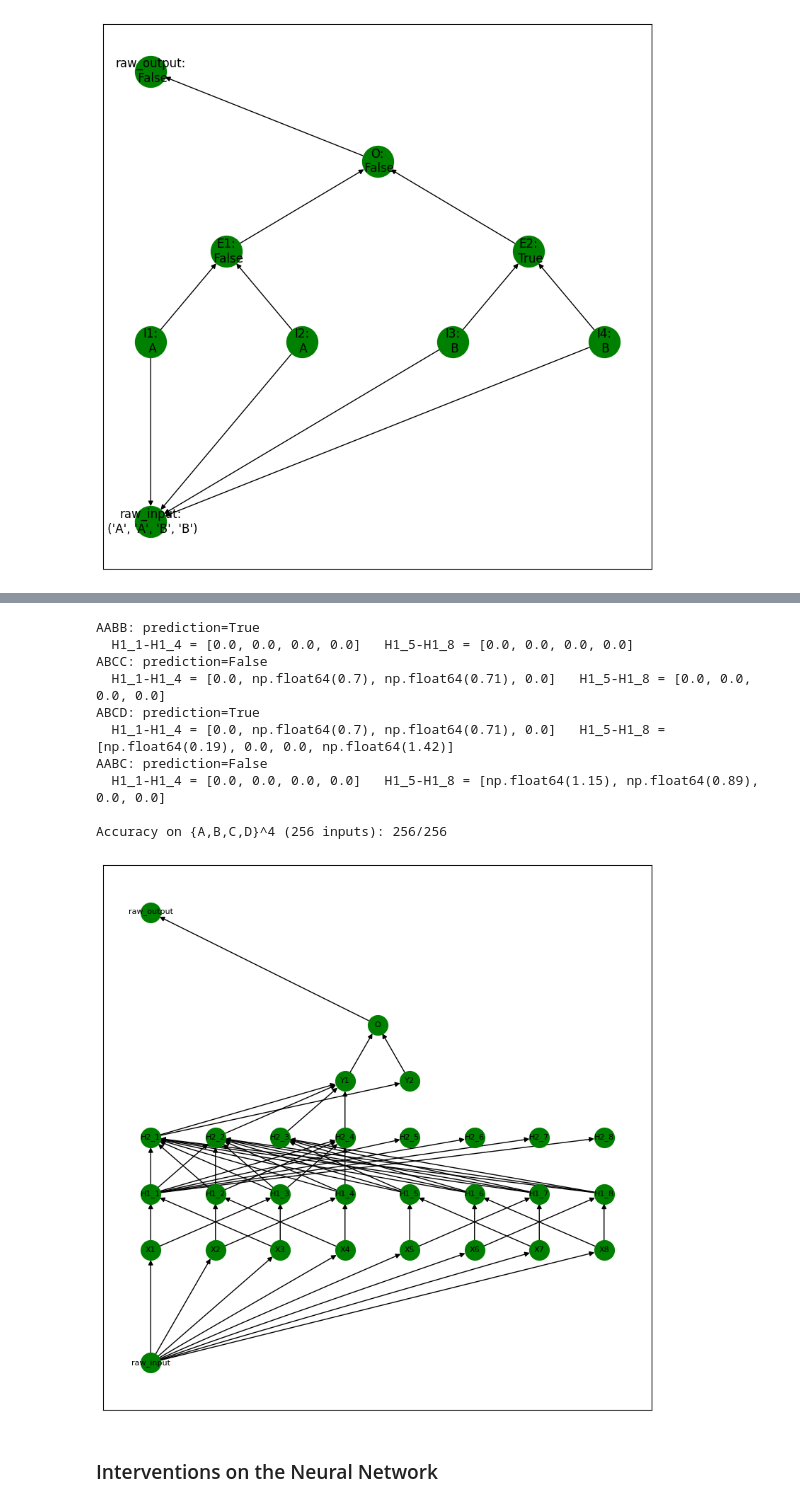
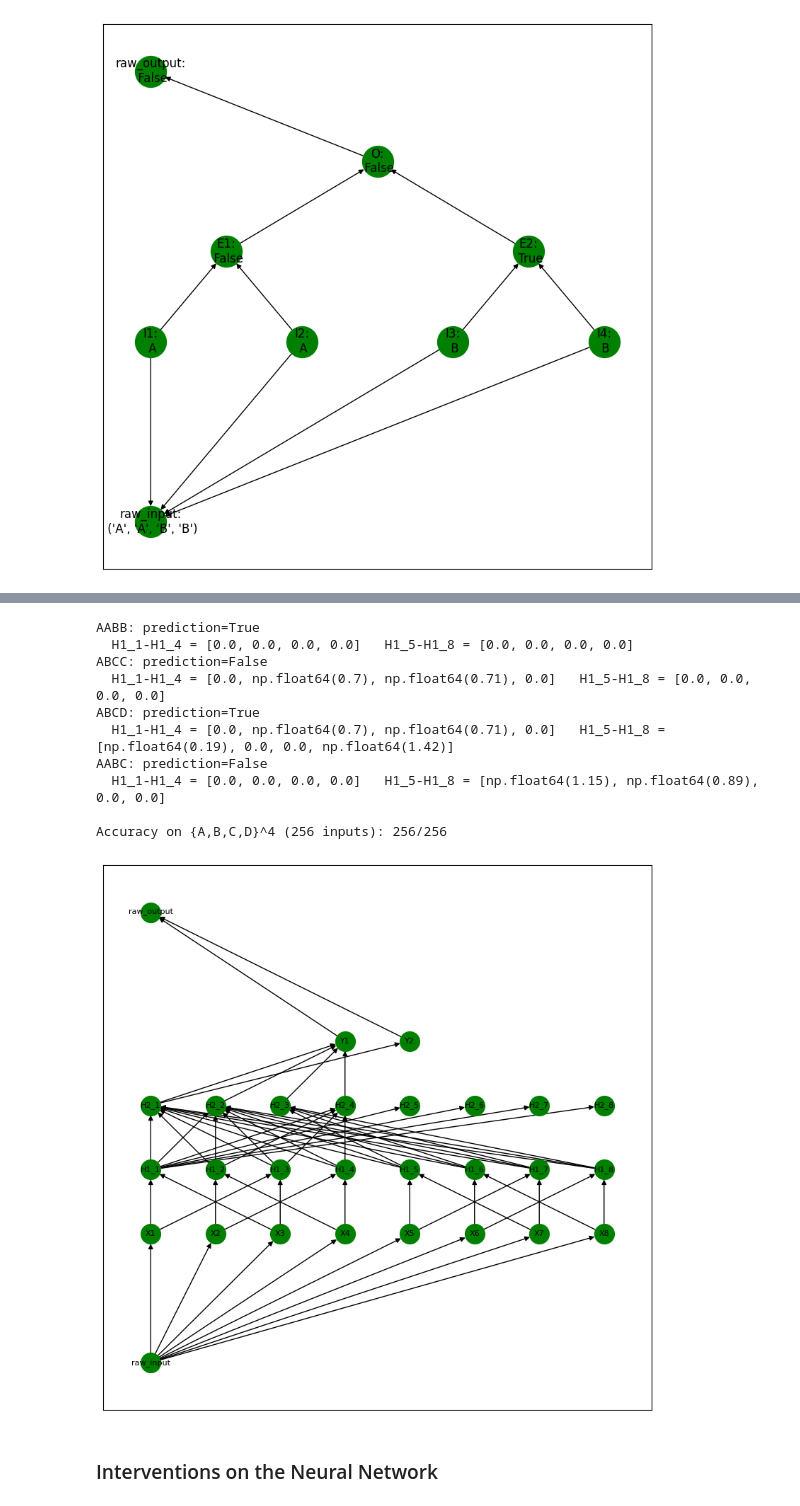
Before and after one commit to atticusg/CausalAbstraction, a Jupyter notebook: constructive_causal_abstraction.ipynb, the cells around one changed output, grey strips where cells are left out. Cells and saved outputs as stored; diff of their text form; code cells hidden in the pictures.

```diff
--- a/constructive_causal_abstraction.ipynb
+++ b/constructive_causal_abstraction.ipynb
@@ -336,7 +335,6 @@ nn_values = {
     **{f"H1_{i+1}": [None] for i in range(8)},
     **{f"H2_{i+1}": [None] for i in range(8)},
     "Y1": [None], "Y2": [None],
-    "O": [True, False],
     "raw_output": [True, False],
 }
 
@@ -400,16 +398,10 @@ for i, name in enumerate(["Y1", "Y2"]):
                 sum(r[j] * t[f"H2_{j+1}"] for j in pi) + b,
         )
 
-# O: bool(Y2 > Y1)
-nn_mechanisms["O"] = Mechanism(
+# raw_output: bool(Y2 > Y1)
+nn_mechanisms["raw_output"] = Mechanism(
     parents=["Y1", "Y2"],
     compute=lambda t: bool(t["Y2"] > t["Y1"]),
-)
-
-# raw_output
-nn_mechanisms["raw_output"] = Mechanism(
-    parents=["O"],
-    compute=lambda t: t["O"],
 )
 
 # ---- Layout positions for visualization ----
@@ -418,7 +410,6 @@ nn_pos = {
     **{f"H1_{i+1}": (i, 1) for i in range(8)},
     **{f"H2_{i+1}": (i, 2) for i in range(8)},
     "Y1": (3, 3), "Y2": (4, 3),
-    "O": (3.5, 4),
 }
 
 nn_model = CausalModel(nn_mechanisms, nn_values, print_pos=nn_pos, id="mlp")
@@ -426,35 +417,35 @@ nn_model = CausalModel(nn_mechanisms, nn_values, print_pos=nn_pos, id="mlp")
 # ---- Test examples ----
 for name in ["AABB", "ABCC", "ABCD", "AABC"]:
     t = nn_model.new_trace({"raw_input": tuple(name)})
     h1_left = [round(t[f"H1_{i+1}"], 3) for i in range(4)]
     h1_right = [round(t[f"H1_{i+1}"], 3) for i in range(4, 8)]
-    print(f"{name}: prediction={t['O']}")
+    print(f"{name}: prediction={t['raw_output']}")
     print(f"  H1_1-H1_4 = {h1_left}   H1_5-H1_8 = {h1_right}")
 
 # Exhaustive check on {A,B,C,D}^4
 correct = total = 0
 for i1 in "ABCD":
     for i2 in "ABCD":
         for i3 in "ABCD":
             for i4 in "ABCD":
                 t = nn_model.new_trace({"raw_input": (i1, i2, i3, i4)})
-                correct += (t["O"] == ((i1 == i2) == (i3 == i4)))
+                correct += (t["raw_output"] == ((i1 == i2) == (i3 == i4)))
                 total += 1
 print(f"\nAccuracy on {{A,B,C,D}}^4 ({total} inputs): {correct}/{total}")
 
 # ---- Visualize the causal structure ----
 print_structure(nn_model, font=8, node_size=400)
 # %% [output]
 AABB: prediction=True
   H1_1-H1_4 = [0.0, 0.0, 0.0, 0.0]   H1_5-H1_8 = [0.0, 0.0, 0.0, 0.0]
 ABCC: prediction=False
   H1_1-H1_4 = [0.0, np.float64(0.7), np.float64(0.71), 0.0]   H1_5-H1_8 = [0.0, 0.0, 0.0, 0.0]
 ABCD: prediction=True
   H1_1-H1_4 = [0.0, np.float64(0.7), np.float64(0.71), 0.0]   H1_5-H1_8 = [np.float64(0.19), 0.0, 0.0, np.float64(1.42)]
 AABC: prediction=False
   H1_1-H1_4 = [0.0, 0.0, 0.0, 0.0]   H1_5-H1_8 = [np.float64(1.15), np.float64(0.89), 0.0, 0.0]
 
 Accuracy on {A,B,C,D}^4 (256 inputs): 256/256
-[figure, old version]
+[figure, new version]
 # %% [markdown]
 ### Interventions on the Neural Network
```
Also changed, not shown: parts of 13 cells of this notebook.
